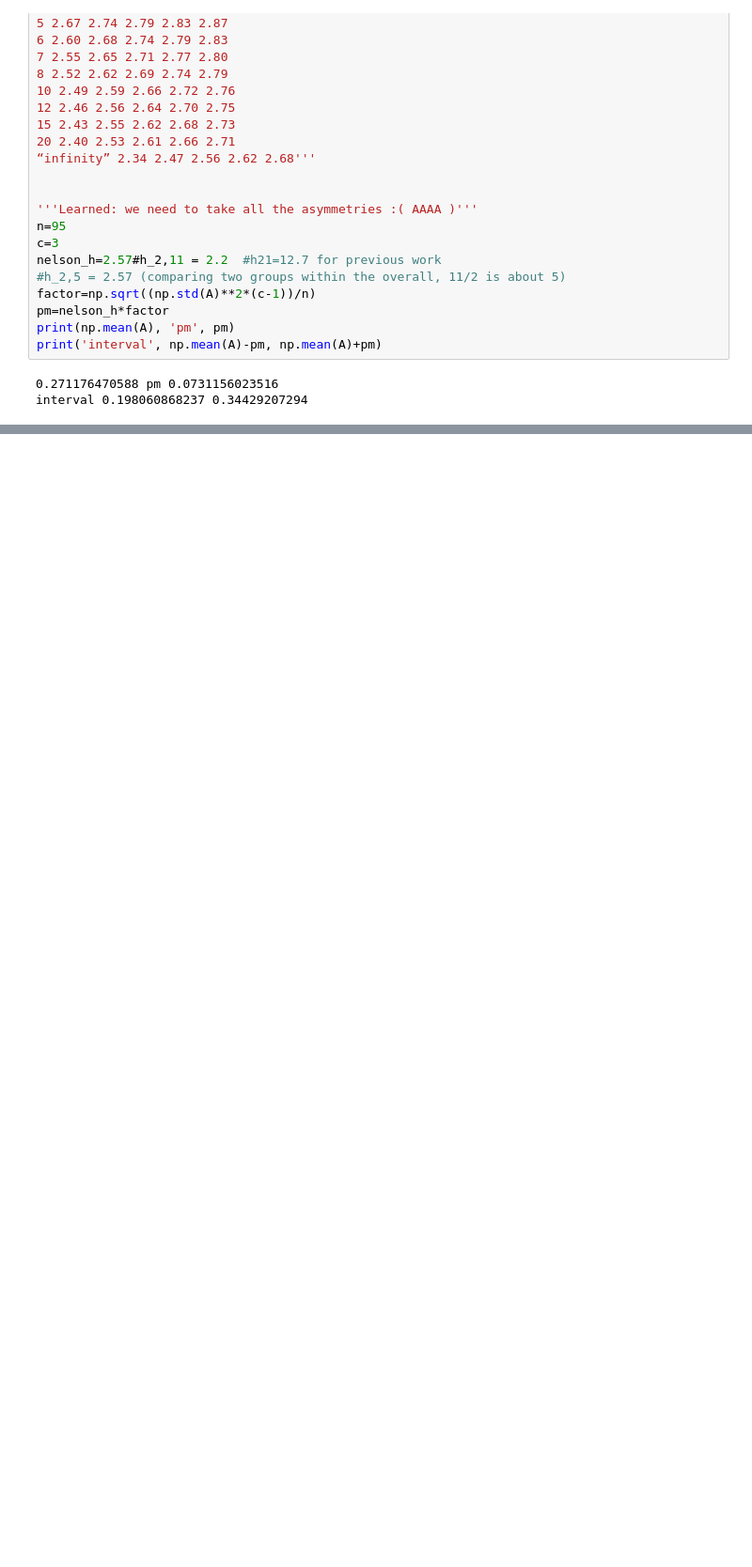
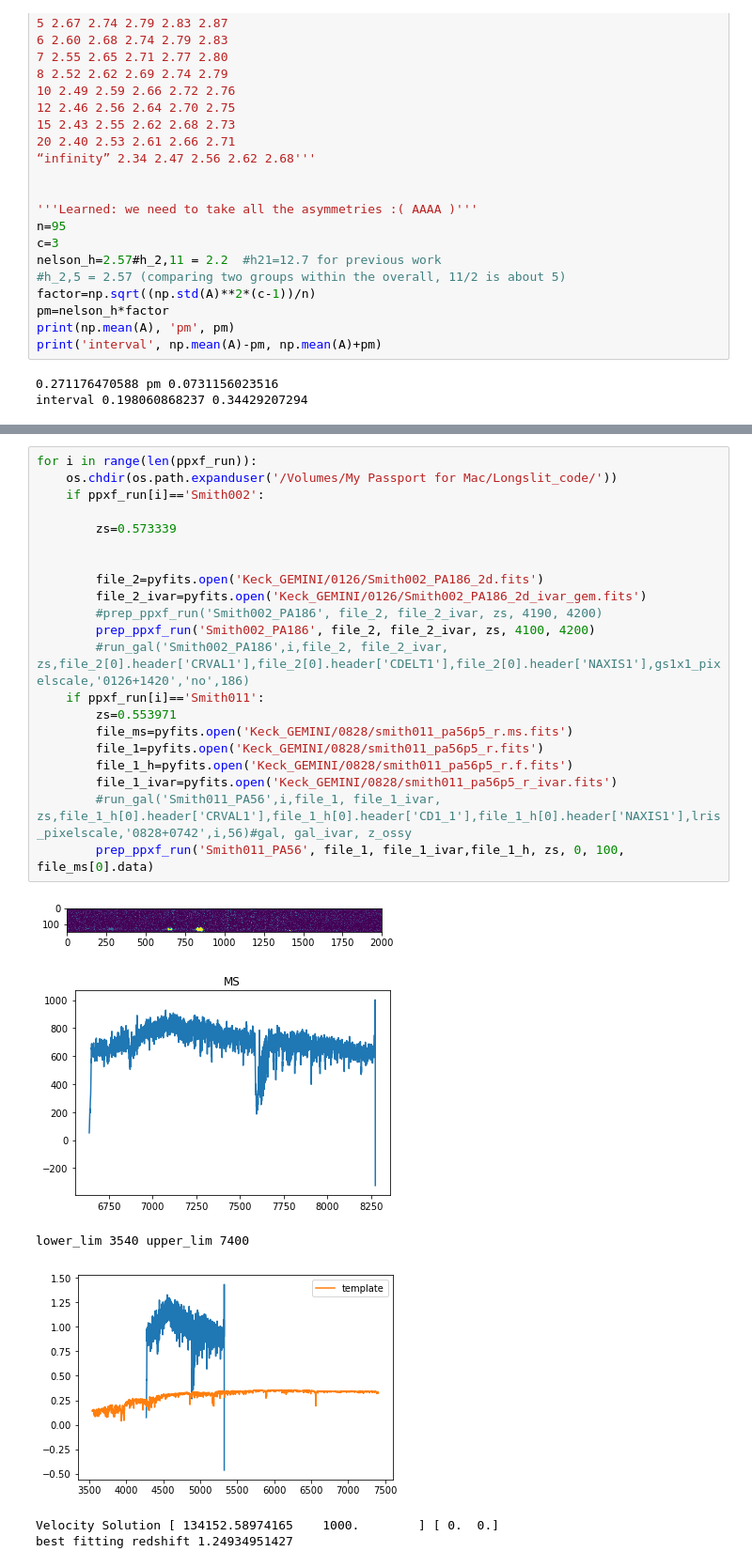
Before and after one commit to beckynevin/Longslit_code, a Jupyter notebook: W_80_general_subbed_bg.ipynb, the cells around one changed output, grey strips where cells are left out. Shown at 94% size. Cells and saved outputs as stored; diff of their text form; blank space fills up the shorter version.

```diff
--- a/W_80_general_subbed_bg.ipynb
+++ b/W_80_general_subbed_bg.ipynb
@@ -4018,0 +4064,28 @@ interval 0.198060868237 0.34429207294
+# %%
+for i in range(len(ppxf_run)):
+    os.chdir(os.path.expanduser('/Volumes/My Passport for Mac/Longslit_code/'))
+    if ppxf_run[i]=='Smith002':
+
+        zs=0.573339
+
+
+        file_2=pyfits.open('Keck_GEMINI/0126/Smith002_PA186_2d.fits')
+        file_2_ivar=pyfits.open('Keck_GEMINI/0126/Smith002_PA186_2d_ivar_gem.fits')
+        #prep_ppxf_run('Smith002_PA186', file_2, file_2_ivar, zs, 4190, 4200)
+        prep_ppxf_run('Smith002_PA186', file_2, file_2_ivar, zs, 4100, 4200)
+        #run_gal('Smith002_PA186',i,file_2, file_2_ivar, zs,file_2[0].header['CRVAL1'],file_2[0].header['CDELT1'],file_2[0].header['NAXIS1'],gs1x1_pixelscale,'0126+1420','no',186)
+    if ppxf_run[i]=='Smith011':
+        zs=0.553971
+        file_ms=pyfits.open('Keck_GEMINI/0828/smith011_pa56p5_r.ms.fits')
+        file_1=pyfits.open('Keck_GEMINI/0828/smith011_pa56p5_r.fits')
+        file_1_h=pyfits.open('Keck_GEMINI/0828/smith011_pa56p5_r.f.fits')
+        file_1_ivar=pyfits.open('Keck_GEMINI/0828/smith011_pa56p5_r_ivar.fits')
+        #run_gal('Smith011_PA56',i,file_1, file_1_ivar, zs,file_1_h[0].header['CRVAL1'],file_1_h[0].header['CD1_1'],file_1_h[0].header['NAXIS1'],lris_pixelscale,'0828+0742',i,56)#gal, gal_ivar, z_ossy
+        prep_ppxf_run('Smith011_PA56', file_1, file_1_ivar,file_1_h, zs, 0, 100, file_ms[0].data)
+# %% [output]
+[figure, added]
+[figure, added]
+lower_lim 3540 upper_lim 7400
+[figure, added]
+Velocity Solution [ 134152.58974165    1000.        ] [ 0.  0.]
+best fitting redshift 1.24934951427
```
Also changed, not shown: parts of 9 cells of this notebook.
